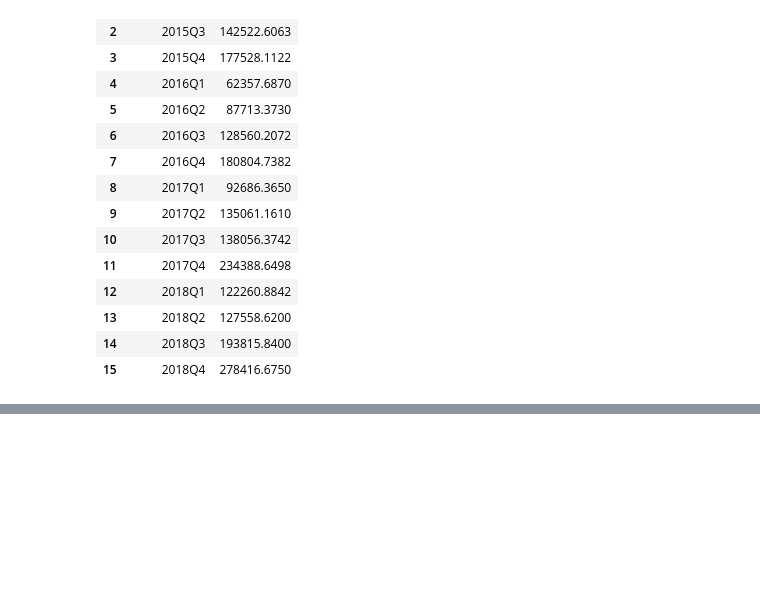
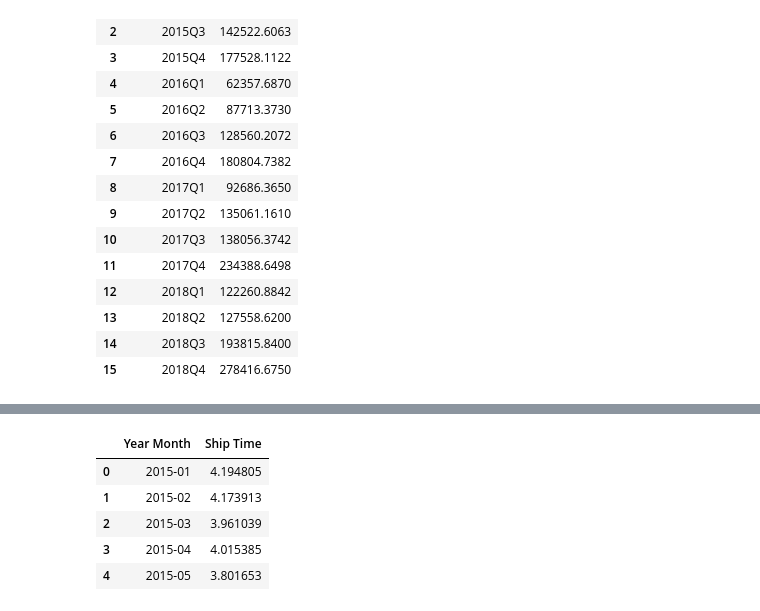
Before and after one commit to nguyenvudev20/mse22.python4engineer, a Jupyter notebook: Bai_Assignment.ipynb, the cells around one changed output, grey strips where cells are left out. Saved outputs shown, nothing was run; the diff lists cells and outputs as text; code cells hidden in the pictures; blank space fills up the shorter version.

```diff
--- a/Bai_Assignment.ipynb
+++ b/Bai_Assignment.ipynb
@@ -209,0 +237,13 @@ TypeError: ignored
+# %%
+# tính thời gian giao hàng từng đơn hàng theo giá trị ngày
+dataf['Ship Time'] =(dataf['Ship Date'] - dataf['Order Date']).dt.days
+# tính thời gian giao hàng trung bình hàng tháng
+dfs = pd.DataFrame(dataf.groupby('Year Month').mean()['Ship Time'].reset_index())
+dfs.head(5)
+# %% [output]
+|  | Year Month | Ship Time |
+| 0 | 2015-01 | 4.194805 |
+| 1 | 2015-02 | 4.173913 |
+| 2 | 2015-03 | 3.961039 |
+| 3 | 2015-04 | 4.015385 |
+| 4 | 2015-05 | 3.801653 |
```
Also changed, not shown: parts of 21 cells of this notebook.
